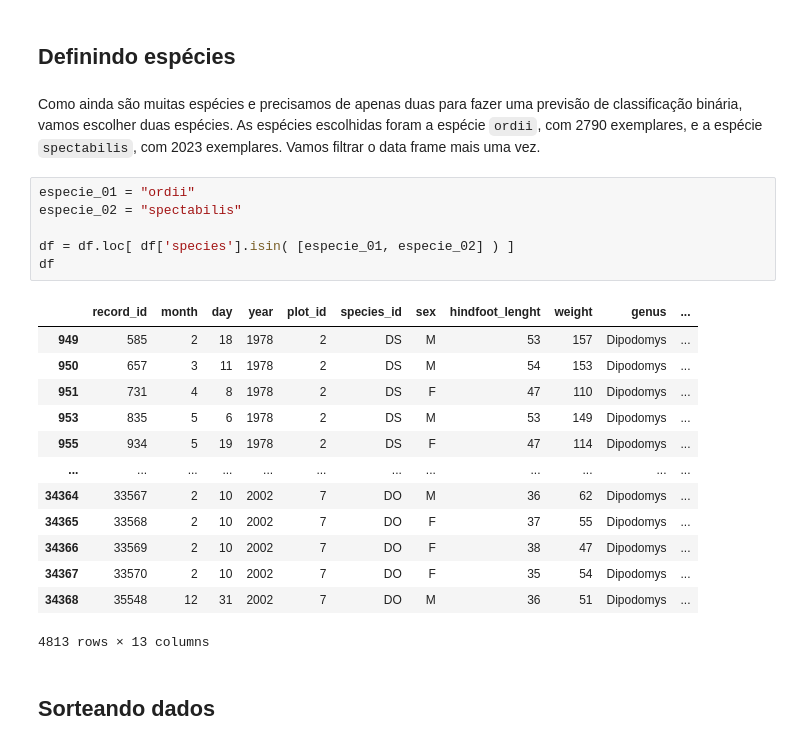
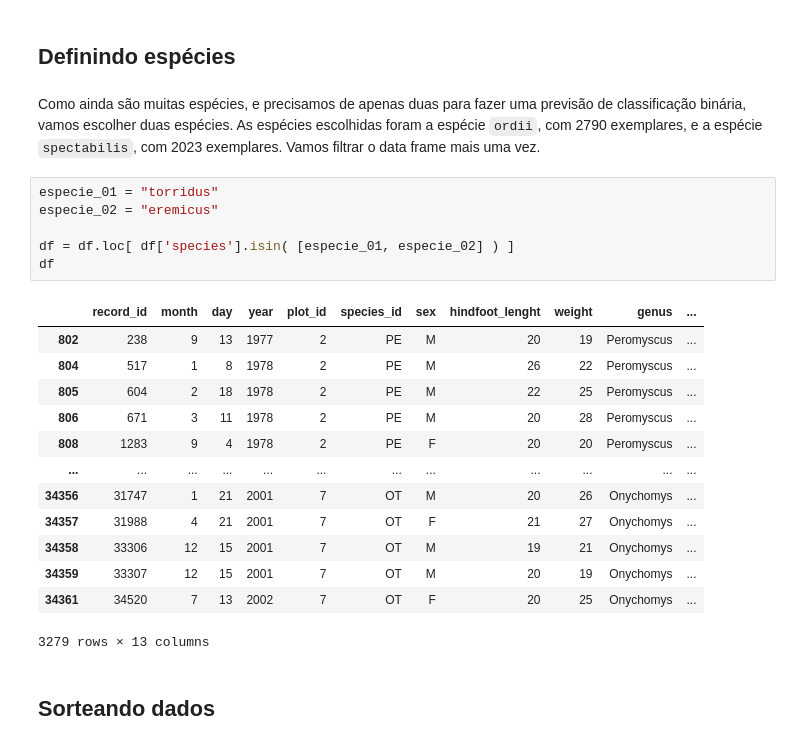
Before and after one commit to helocano/cubo-gelatinoso, a Jupyter notebook: CuboGelatinoso_HeloisaCano.ipynb, the cells around one changed output. Saved outputs shown, nothing was run; the diff lists cells and outputs as text.

```diff
--- a/CuboGelatinoso_HeloisaCano.ipynb
+++ b/CuboGelatinoso_HeloisaCano.ipynb
@@ -663,27 +701,27 @@ plotar_grafico_barra_frequencia(megalotis_df, "Mês", "Mês de registro",
 # %% [markdown]
 ## Definindo espécies
 # %% [markdown]
-Como ainda são muitas espécies e precisamos de apenas duas para fazer uma previsão de classificação binária, vamos escolher duas espécies. As espécies escolhidas foram a espécie `ordii`, com 2790 exemplares, e a espécie `spectabilis`, com 2023 exemplares. Vamos filtrar o data frame mais uma vez.
+Como ainda são muitas espécies, e precisamos de apenas duas para fazer uma previsão de classificação binária, vamos escolher duas espécies. As espécies escolhidas foram a espécie `ordii`, com 2790 exemplares, e a espécie `spectabilis`, com 2023 exemplares. Vamos filtrar o data frame mais uma vez.
 # %%
-especie_01 = "ordii"
-especie_02 = "spectabilis"
+especie_01 = "torridus"
+especie_02 = "eremicus"
 
 df = df.loc[ df['species'].isin( [especie_01, especie_02] ) ]
 df
 # %% [output]
 |  | record_id | month | day | year | plot_id | species_id | sex | hindfoot_lenght | weight | genus | ... |
-| 949 | 585 | 2 | 18 | 1978 | 2 | DS | M | 53 | 157 | Dipodomys | ... |
-| 950 | 657 | 3 | 11 | 1978 | 2 | DS | M | 54 | 153 | Dipodomys | ... |
-| 951 | 731 | 4 | 8 | 1978 | 2 | DS | F | 47 | 110 | Dipodomys | ... |
-| 953 | 835 | 5 | 6 | 1978 | 2 | DS | M | 53 | 149 | Dipodomys | ... |
-| 955 | 934 | 5 | 19 | 1978 | 2 | DS | F | 47 | 114 | Dipodomys | ... |
+| 802 | 238 | 9 | 13 | 1977 | 2 | PE | M | 20 | 19 | Peromyscus | ... |
+| 804 | 517 | 1 | 8 | 1978 | 2 | PE | M | 26 | 22 | Peromyscus | ... |
+| 805 | 604 | 2 | 18 | 1978 | 2 | PE | M | 22 | 25 | Peromyscus | ... |
+| 806 | 671 | 3 | 11 | 1978 | 2 | PE | M | 20 | 28 | Peromyscus | ... |
+| 808 | 1283 | 9 | 4 | 1978 | 2 | PE | F | 20 | 20 | Peromyscus | ... |
 | ... | ... | ... | ... | ... | ... | ... | ... | ... | ... | ... | ... |
-| 34364 | 33567 | 2 | 10 | 2002 | 7 | DO | M | 36 | 62 | Dipodomys | ... |
-| 34365 | 33568 | 2 | 10 | 2002 | 7 | DO | F | 37 | 55 | Dipodomys | ... |
-| 34366 | 33569 | 2 | 10 | 2002 | 7 | DO | F | 38 | 47 | Dipodomys | ... |
-| 34367 | 33570 | 2 | 10 | 2002 | 7 | DO | F | 35 | 54 | Dipodomys | ... |
-| 34368 | 35548 | 12 | 31 | 2002 | 7 | DO | M | 36 | 51 | Dipodomys | ... |
+| 34356 | 31747 | 1 | 21 | 2001 | 7 | OT | M | 20 | 26 | Onychomys | ... |
+| 34357 | 31988 | 4 | 21 | 2001 | 7 | OT | F | 21 | 27 | Onychomys | ... |
+| 34358 | 33306 | 12 | 15 | 2001 | 7 | OT | M | 19 | 21 | Onychomys | ... |
+| 34359 | 33307 | 12 | 15 | 2001 | 7 | OT | M | 20 | 19 | Onychomys | ... |
+| 34361 | 34520 | 7 | 13 | 2002 | 7 | OT | F | 20 | 25 | Onychomys | ... |
-4813 rows × 13 columns
+3279 rows × 13 columns
 # %% [markdown]
 ## Sorteando dados
 # %% [markdown]
```
Also changed, not shown: parts of 21 cells of this notebook.
